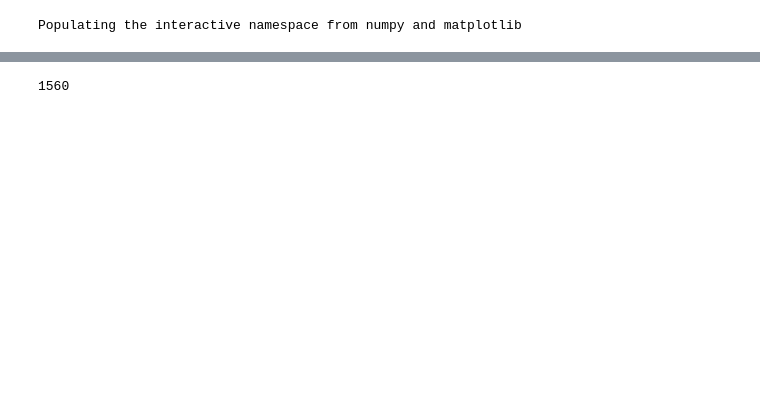
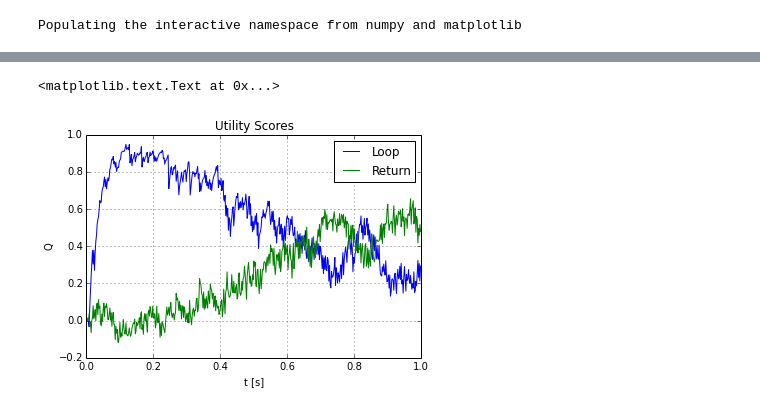
Before and after one commit to athuras/MentalMath, a Jupyter notebook: MentalMath.ipynb, the cells around one changed output, grey strips where cells are left out. Saved outputs shown, nothing was run; the diff lists cells and outputs as text; code cells hidden in the pictures; blank space fills up the shorter version.

```diff
--- a/MentalMath.ipynb
+++ b/MentalMath.ipynb
@@ -102,10 +127,4 @@ with model:
     nengo.Connection(B.output, Output)
-# %%
-# Model Statistics
-total_neurons = 3 * N + 4 * n_per_d + 600
-print total_neurons
-# %% [output]
-1560
 # %%
 # Simulate and hope for the best?
 with model:
@@ -119,0 +141,10 @@ model_sim.run(0.5)
+# %%
+plt.plot(model_sim.trange(), model_sim.data[sys_Q])
+plt.legend(['Loop', 'Return'], loc='best')
+plt.grid()
+plt.title("Utility Scores")
+plt.xlabel("t [s]")
+plt.ylabel("Q")
+# %% [output]
+<matplotlib.text.Text at 0x...>
+[figure, added]
```
Also changed, not shown: parts of 27 cells of this notebook, 5 other files.
